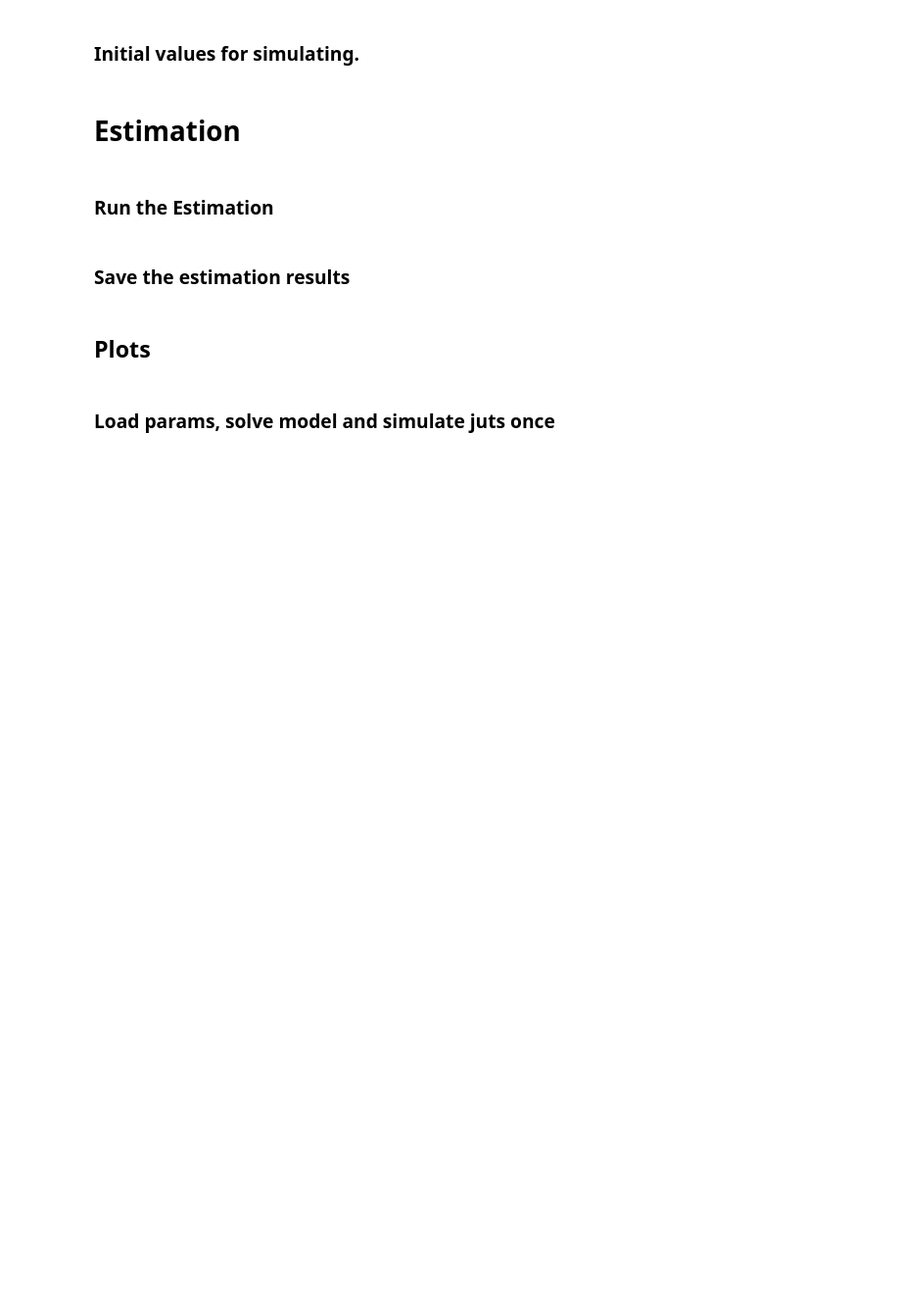
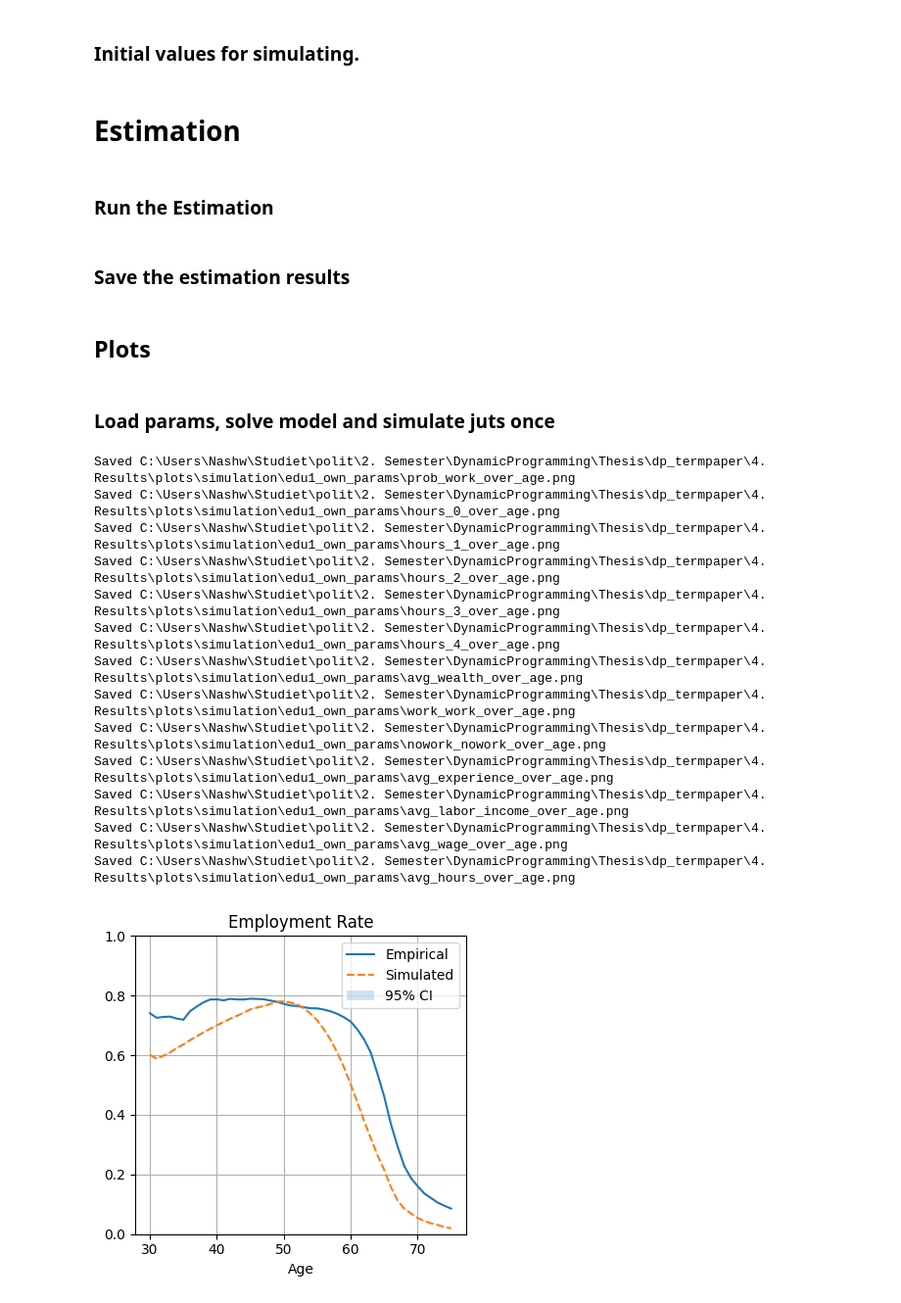
Before and after one commit to Developernash/dp_termpaper, a Jupyter notebook: 3. Structural Estimation/01 Structural_Estimation_edu1.ipynb, the cells around one changed output. Shown at 98% size. Saved outputs shown, nothing was run; the diff lists cells and outputs as text; code cells hidden in the pictures; blank space fills up the shorter version.

Commit message:
simulation works

```diff
--- a/3. Structural Estimation/01 Structural_Estimation_edu1.ipynb
+++ b/3. Structural Estimation/01 Structural_Estimation_edu1.ipynb
@@ -180,10 +192,10 @@ model = dcegm.setup_model(
 # %%
 # Select number of individuals for simulation
 #Debug level
-n_individuals = 10
+# n_individuals = 10
 
 # Optimal level
-# n_individuals = 100000
+n_individuals = 100000
 
 seed = 132
 key = jax.random.PRNGKey(0)
@@ -418,7 +429,8 @@ scales = {
 # %% [markdown]
 ### Load params, solve model and simulate juts once
 # %%
-params = load_params_txt(pp.STRUCTURAL_RESULTS_DIR / "optimized_params_udd1.txt")
+params = load_params_txt(pp.STRUCTURAL_RESULTS_DIR / "optimized_own_params_udd1.txt")
+# If you want to see Frederiks original parameters, load optimized_params_udd1.txt instead
 params["gamma"] = jnp.asarray(params["gamma"])
 
 model_solved = model.solve(params)
@@ -429,17 +441,32 @@ sim = model_solved.simulate(
 # %%
 edu = df_edu.copy().loc[df_edu.age <= 75]       # empirical
 moments_sim = compute_simulation_moments_with_ci(sim, start_age, hours_map)  # Call the function
 # Ensure moments_sim.age is a pandas Series before filtering
 moments_sim = moments_sim.loc[pd.Series(moments_sim.age) <= 75]  # Filter simulated + CIs
 # scale avg_wealth by 100_000
 
 
 # print plots
 plot_empirical_vs_simulated_with_ci(
     edu = edu,
     moments_sim = moments_sim,
-    out_subfolder="edu1",
+    out_subfolder="edu1_own_params",
     var_labels=labels,
     var_scales=scales,
     ylims={"avg_wealth": (0, 3_000_000), "avg_hours": (0, 2_000), "prob_work": (0, 1), "hours_0": (0, 1), "hours_1": (0, 1), "hours_2": (0, 1), "hours_3": (0, 1), "hours_4": (0, 1), "avg_wage": (0,500) },
 )
+# %% [output]
+Saved C:\Users\Nashw\Studiet\polit\2. Semester\DynamicProgramming\Thesis\dp_termpaper\4. Results\plots\simulation\edu1_own_params\prob_work_over_age.png
+Saved C:\Users\Nashw\Studiet\polit\2. Semester\DynamicProgramming\Thesis\dp_termpaper\4. Results\plots\simulation\edu1_own_params\hours_0_over_age.png
+Saved C:\Users\Nashw\Studiet\polit\2. Semester\DynamicProgramming\Thesis\dp_termpaper\4. Results\plots\simulation\edu1_own_params\hours_1_over_age.png
+Saved C:\Users\Nashw\Studiet\polit\2. Semester\DynamicProgramming\Thesis\dp_termpaper\4. Results\plots\simulation\edu1_own_params\hours_2_over_age.png
+Saved C:\Users\Nashw\Studiet\polit\2. Semester\DynamicProgramming\Thesis\dp_termpaper\4. Results\plots\simulation\edu1_own_params\hours_3_over_age.png
+Saved C:\Users\Nashw\Studiet\polit\2. Semester\DynamicProgramming\Thesis\dp_termpaper\4. Results\plots\simulation\edu1_own_params\hours_4_over_age.png
+Saved C:\Users\Nashw\Studiet\polit\2. Semester\DynamicProgramming\Thesis\dp_termpaper\4. Results\plots\simulation\edu1_own_params\avg_wealth_over_age.png
+Saved C:\Users\Nashw\Studiet\polit\2. Semester\DynamicProgramming\Thesis\dp_termpaper\4. Results\plots\simulation\edu1_own_params\work_work_over_age.png
+Saved C:\Users\Nashw\Studiet\polit\2. Semester\DynamicProgramming\Thesis\dp_termpaper\4. Results\plots\simulation\edu1_own_params\nowork_nowork_over_age.png
+Saved C:\Users\Nashw\Studiet\polit\2. Semester\DynamicProgramming\Thesis\dp_termpaper\4. Results\plots\simulation\edu1_own_params\avg_experience_over_age.png
+Saved C:\Users\Nashw\Studiet\polit\2. Semester\DynamicProgramming\Thesis\dp_termpaper\4. Results\plots\simulation\edu1_own_params\avg_labor_income_over_age.png
+Saved C:\Users\Nashw\Studiet\polit\2. Semester\DynamicProgramming\Thesis\dp_termpaper\4. Results\plots\simulation\edu1_own_params\avg_wage_over_age.png
+Saved C:\Users\Nashw\Studiet\polit\2. Semester\DynamicProgramming\Thesis\dp_termpaper\4. Results\plots\simulation\edu1_own_params\avg_hours_over_age.png
+[figure, added]
```
Also changed, not shown: parts of 4 cells of this notebook, 14 other files.
